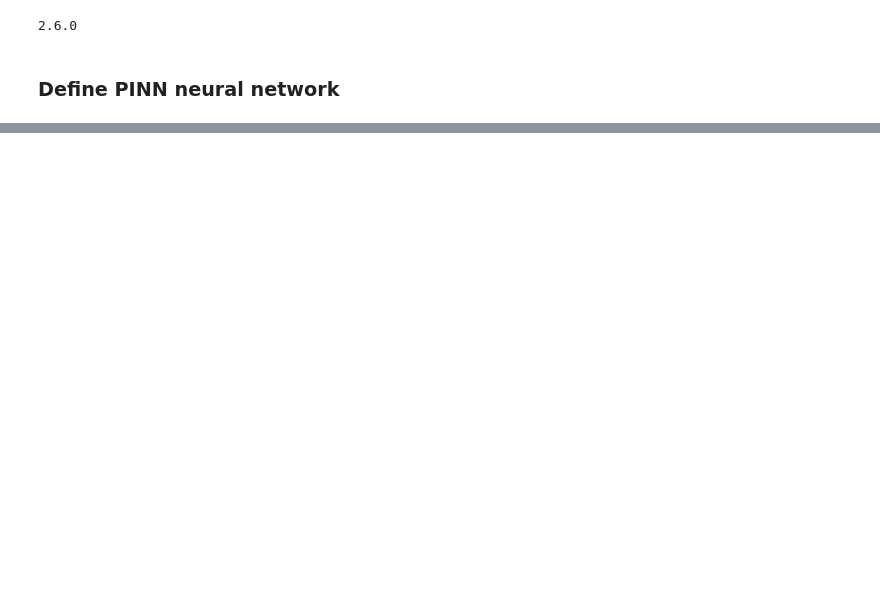
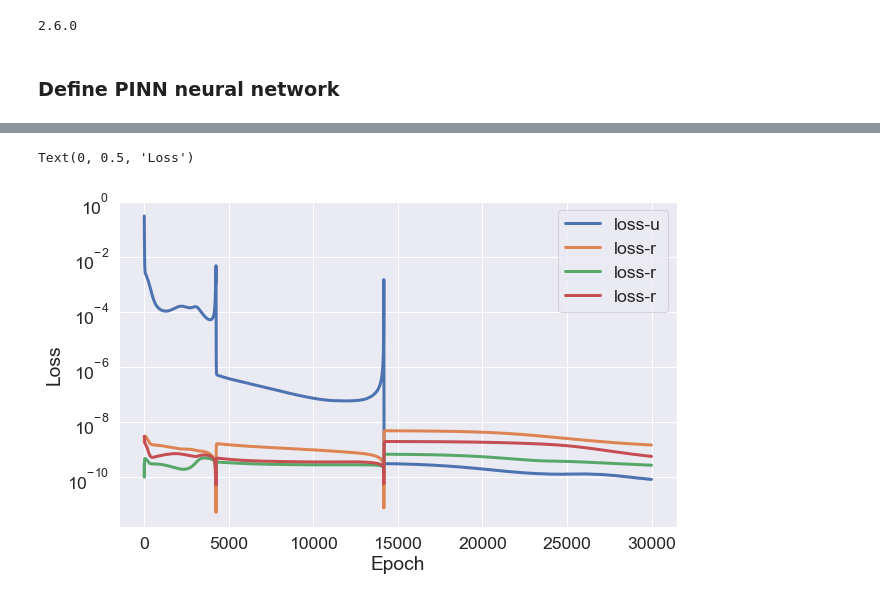
Before and after one commit to zxgcqupt/PINNs4SRA, a Jupyter notebook: physics_informed_neural_network_for_system_reliability_analysis.ipynb, the cells around one changed output, grey strips where cells are left out. Drawn from its saved outputs; the diff is of its cells as text; code cells hidden in the pictures; blank space fills up the shorter version.

```diff
--- a/physics_informed_neural_network_for_system_reliability_analysis.ipynb
+++ b/physics_informed_neural_network_for_system_reliability_analysis.ipynb
@@ -201,0 +204,2 @@ x_star = np.linspace(lb, ub, n_star) #N_star = x_star.shape[0]
+# %%
+N = 30000
@@ -214,6 +234,6 @@ Iteration 00015: loss = 0.05464825,3.6558965e-09,6.4399047e-10,3.6765484e-09
 # %%
-PINN_solver = PINN(x_u, y_u, x_r, init_model())
-PINN_solver.model.set_weights(initial_weights)
+PINN_solver_pcgrad = PINN(x_u, y_u, x_r, init_model())
+PINN_solver_pcgrad.model.set_weights(initial_weights)
 # %%
 #PINN_solver.model.get_weights()
 # %%
@@ -227,0 +293,16 @@ sns.set(font_scale=1.6)
+# %%
+pcgrad_loss_log = np.vstack(PINN_solver_pcgrad.loss_log)
+# %%
+f, ax = plt.subplots(figsize=(10, 6))
+
+sns.lineplot(x = range(len(pcgrad_loss_log[:, 0])), y = pcgrad_loss_log[:, 0], linewidth = 3, label='loss-u')
+sns.lineplot(x = range(len(pcgrad_loss_log[:, 1])), y = pcgrad_loss_log[:, 1], linewidth = 3, label='loss-r')
+sns.lineplot(x = range(len(pcgrad_loss_log[:, 2])), y = pcgrad_loss_log[:, 2], linewidth = 3, label='loss-r')
+sns.lineplot(x = range(len(pcgrad_loss_log[:, 3])), y = pcgrad_loss_log[:, 3], linewidth = 3, label='loss-r')
+
+ax.set(yscale="log")
+ax.set_xlabel("Epoch")
+ax.set_ylabel("Loss")
+# %% [output]
+Text(0, 0.5, 'Loss')
+[figure, added]
```
Also changed, not shown: parts of 18 cells of this notebook, 7 other files.
